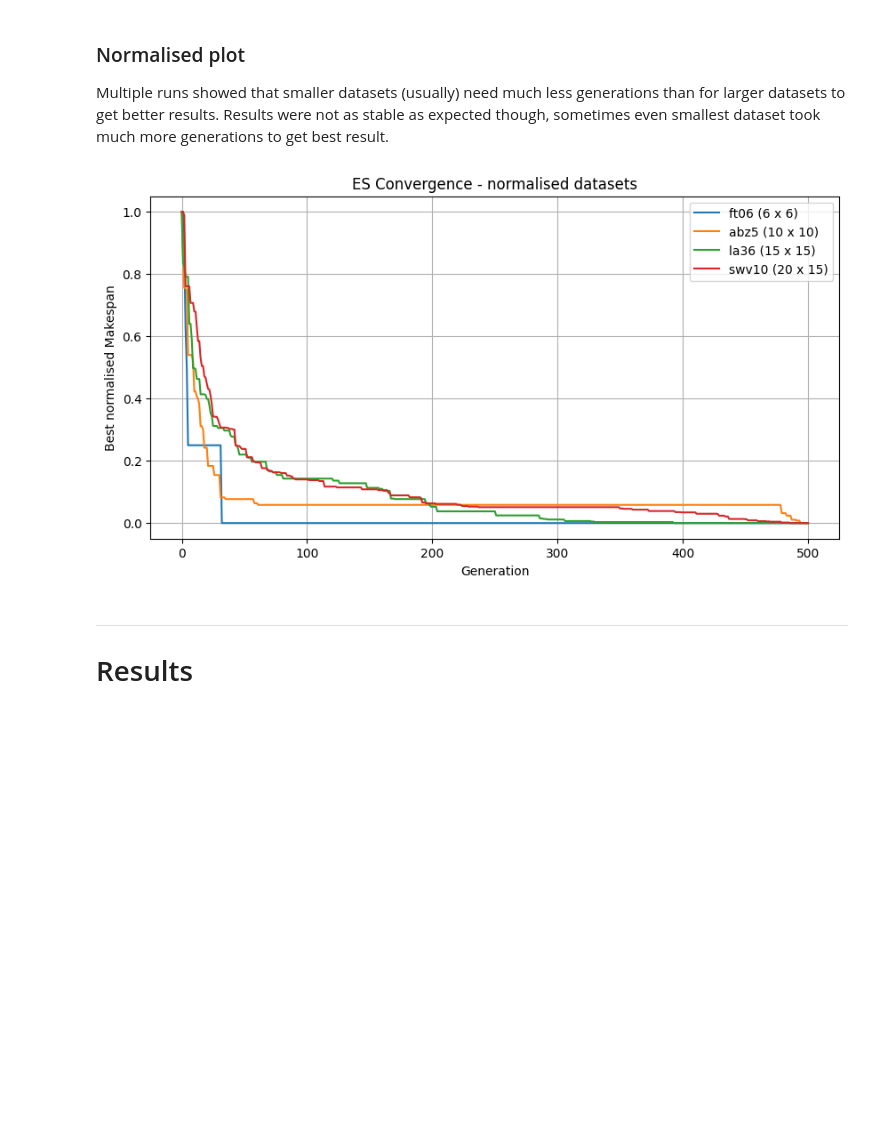
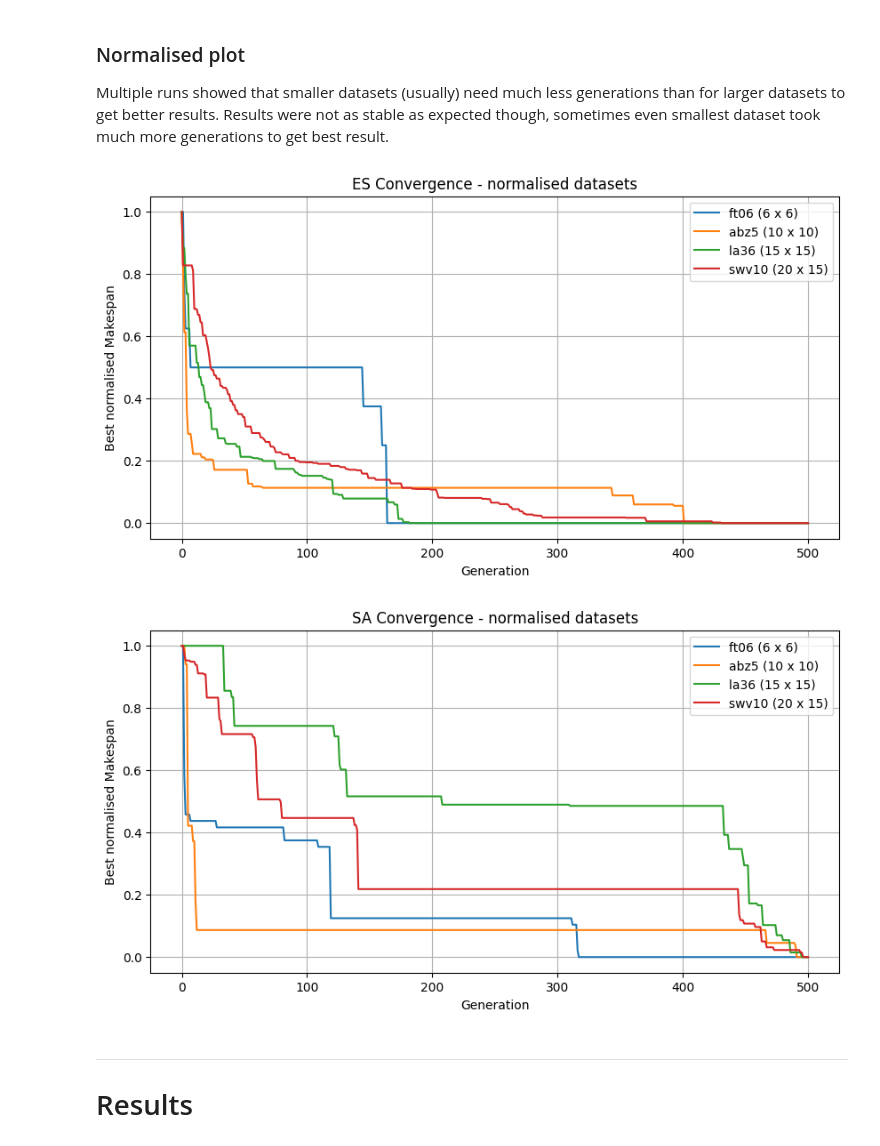
Before and after one commit to andrej-kutny/iops-roa, a Jupyter notebook: iops-roa-giustacchini-kutny.ipynb, the cells around one changed output. Cells and saved outputs as stored; diff of their text form; code cells hidden in the pictures; blank space fills up the shorter version.

```diff
--- a/iops-roa-giustacchini-kutny.ipynb
+++ b/iops-roa-giustacchini-kutny.ipynb
@@ -386,7 +411,7 @@ for dataset_name in ['ft06', 'abz5', 'la36', 'swv10']:
 Multiple runs showed that smaller datasets (usually) need much less generations than for larger datasets to get better results. Results were not as stable as expected though, sometimes even smallest dataset took much more generations to get best result.
 # %%
 plt.figure(figsize=(10, 5))
-for history, label in all_histories:
+for history, label in es_full_history:
     arr = np.array(history)
     min_val, max_val = arr.min(), arr.max()
     norm = (arr - min_val) / (max_val - min_val)
@@ -398,7 +423,22 @@ plt.legend()
 plt.grid(True)
 plt.show()
 # %% [output]
-[figure, old version]
+[figure, new version]
+# %%
+plt.figure(figsize=(10, 5))
+for history, label in sa_full_history:
+    arr = np.array(history)
+    min_val, max_val = arr.min(), arr.max()
+    norm = (arr - min_val) / (max_val - min_val)
+    plt.plot(norm, label=label)
+plt.xlabel('Generation')
+plt.ylabel('Best normalised Makespan')
+plt.title('SA Convergence - normalised datasets')
+plt.legend()
+plt.grid(True)
+plt.show()
+# %% [output]
+[figure, added]
 # %% [markdown]
 ---
 
```
Also changed, not shown: parts of 7 cells of this notebook.
